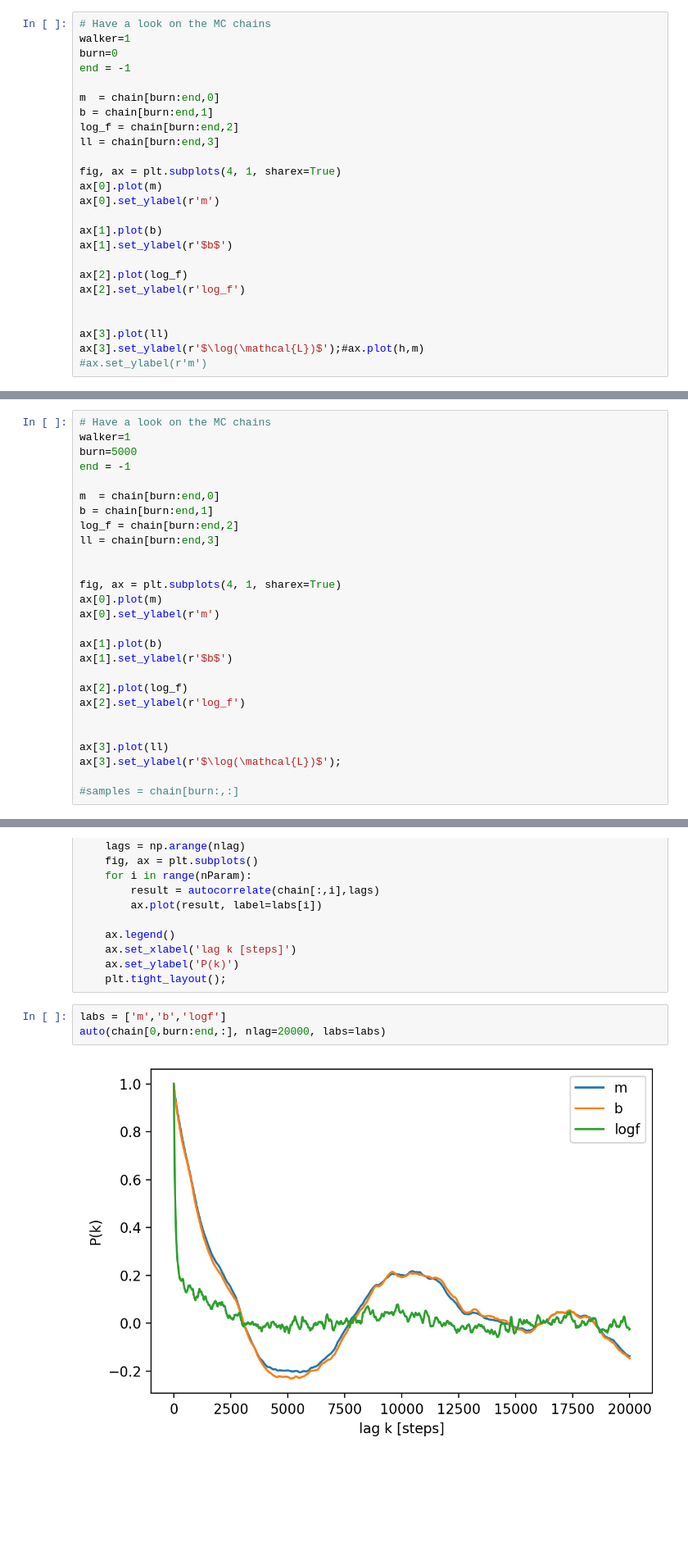
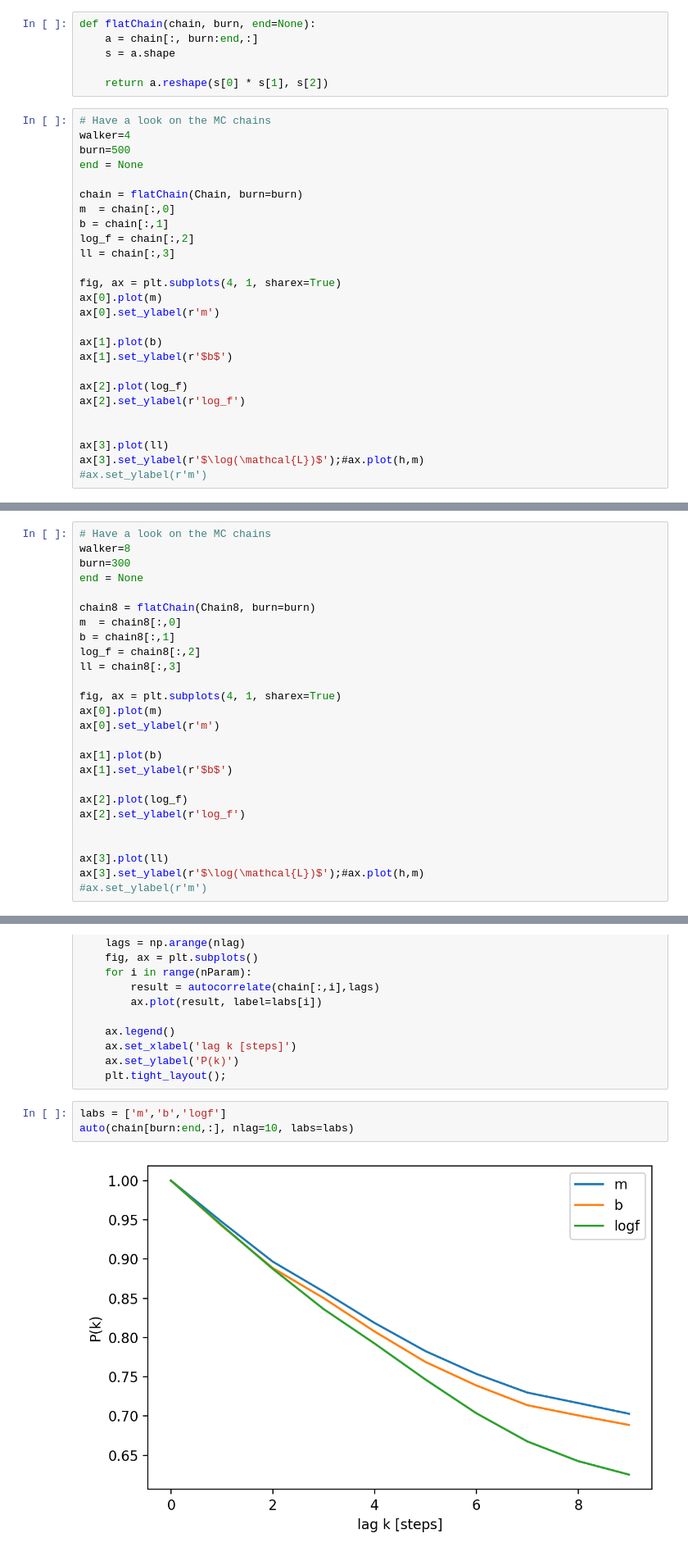
Before and after one commit to jadamo/Astro-513-Final-Project, a Jupyter notebook: AISLinear.ipynb, the cells around one changed output, grey strips where cells are left out. Shown at 82% size. Cells and saved outputs as stored; diff of their text form; blank space fills up the shorter version.

```diff
--- a/AISLinear.ipynb
+++ b/AISLinear.ipynb
@@ -269,13 +272,20 @@ samples = chain.shape[0]
+# %%
+def flatChain(chain, burn, end=None):
+    a = chain[:, burn:end,:]
+    s = a.shape
+
+    return a.reshape(s[0] * s[1], s[2])
 # %%
 # Have a look on the MC chains
-walker=1
-burn=0
-end = -1
+walker=4
+burn=500
+end = None
 
-m  = chain[burn:end,0]
-b = chain[burn:end,1]
-log_f = chain[burn:end,2]
-ll = chain[burn:end,3]
+chain = flatChain(Chain, burn=burn)
+m  = chain[:,0]
+b = chain[:,1]
+log_f = chain[:,2]
+ll = chain[:,3]
 
 fig, ax = plt.subplots(4, 1, sharex=True)
 ax[0].plot(m)
@@ -296,14 +312,14 @@ ax[3].set_ylabel(r'$\log(\mathcal{L})$');#ax.plot(h,m)
 # %%
 # Have a look on the MC chains
-walker=1
-burn=5000
-end = -1
+walker=8
+burn=300
+end = None
 
-m  = chain[burn:end,0]
-b = chain[burn:end,1]
-log_f = chain[burn:end,2]
-ll = chain[burn:end,3]
-
+chain8 = flatChain(Chain8, burn=burn)
+m  = chain8[:,0]
+b = chain8[:,1]
+log_f = chain8[:,2]
+ll = chain8[:,3]
 
 fig, ax = plt.subplots(4, 1, sharex=True)
 ax[0].plot(m)
@@ -317,7 +333,6 @@ ax[2].set_ylabel(r'log_f')
 
 
 ax[3].plot(ll)
-ax[3].set_ylabel(r'$\log(\mathcal{L})$');
-
-#samples = chain[burn:,:]
+ax[3].set_ylabel(r'$\log(\mathcal{L})$');#ax.plot(h,m)
+#ax.set_ylabel(r'm')
 # %% [output]
@@ -355,9 +370,9 @@ def auto(chain, nlag, labs):
     plt.tight_layout();
 # %%
 labs = ['m','b','logf']
-auto(chain[0,burn:end,:], nlag=20000, labs=labs)
+auto(chain[burn:end,:], nlag=10, labs=labs)
 # %% [output]
-[figure, old version]
+[figure, new version]
 # %%
 #combine all of chains of walkers
 #burn is the first N steps which will be discarded
```
Also changed, not shown: parts of 11 cells of this notebook.
